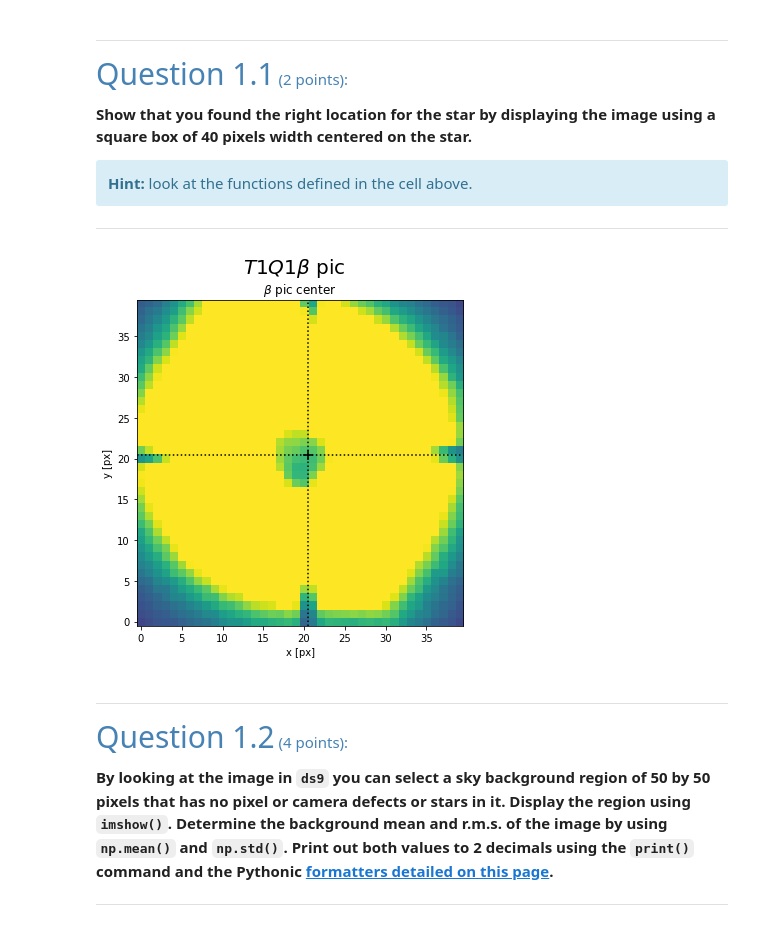
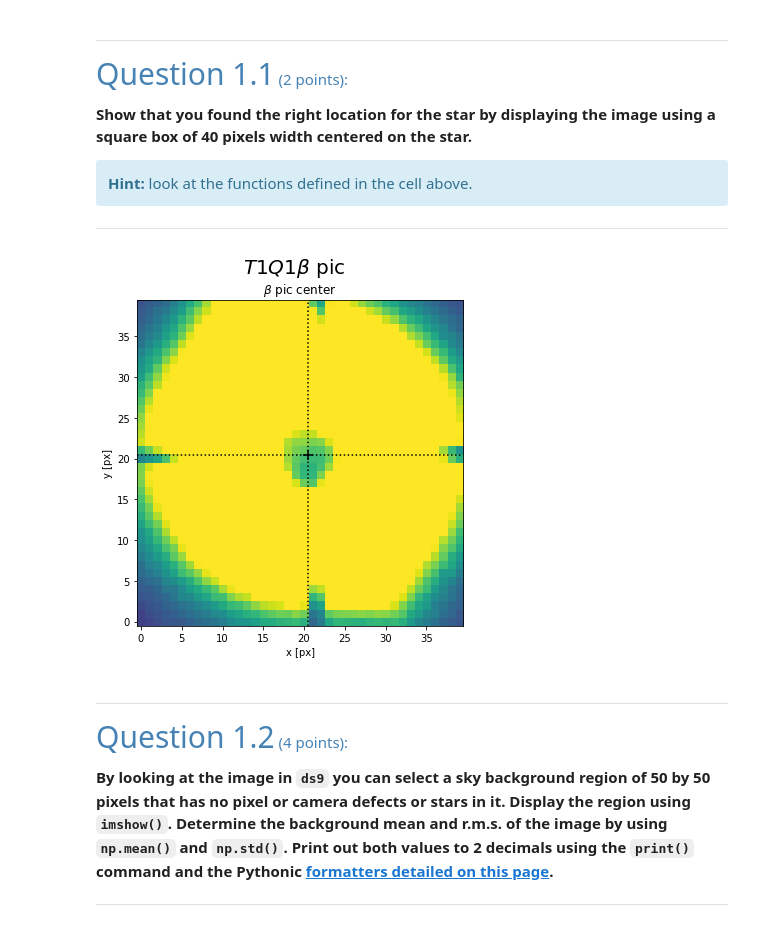
Before and after one commit to lwelzel/High-Contrast-Imaging-LU, a Jupyter notebook: week_1/week01_welzel_as_provided_in_brightspace.ipynb, the cells around one changed output. Cells and saved outputs as stored; diff of their text form; code cells hidden in the pictures.

```diff
--- a/week_1/HCI_2022_Week_1_Beta_Pictoris.ipynb
+++ b/week_1/week01_welzel_as_provided_in_brightspace.ipynb
@@ -332,29 +332,29 @@ ref1, ref1_header = fits.getdata("beta_pic_kalas_1995/hr9.1.fits", header=True)
 # %%
 # visually determine the center of beta pic by examining the image in DS9
 
 # Q1 answer here
 
-xcen, ycen = 262.5, 196.5 # approx from ds9
+xcen, ycen = 261.5, 196.5 # approx from ds9
 
 xmin, ymin = int(xcen - 20), int(ycen - 20)
 xmax, ymax = int(xcen + 20), int(ycen + 20)
 
 fig, ax = plt.subplots(1, figsize=(6,6))
 ax.imshow(pic1[ymin:ymax, xmin:xmax], vmin=-0.5, vmax=100)
 ax.scatter(xcen - xmin, ycen - ymin, marker="+", color="k", s=100)
 
 ax.axhline(ycen - ymin, color="k", ls="dotted")
 ax.axvline(xcen - xmin, color="k", ls="dotted")
 
 ax.set_xlabel('x [px]')
 ax.set_ylabel('y [px]')
 ax.set_title(r'$\beta$ pic center')
 fig.suptitle(r'$T1 Q1 \beta$ pic', fontsize=20)
 plt.show()
 
 # END Q1 answer
 # %% [output]
-[figure, old version]
+[figure, new version]
 # %% [markdown]
 
 ---
```
Also changed, not shown: parts of 3 cells of this notebook, 1 other file.
